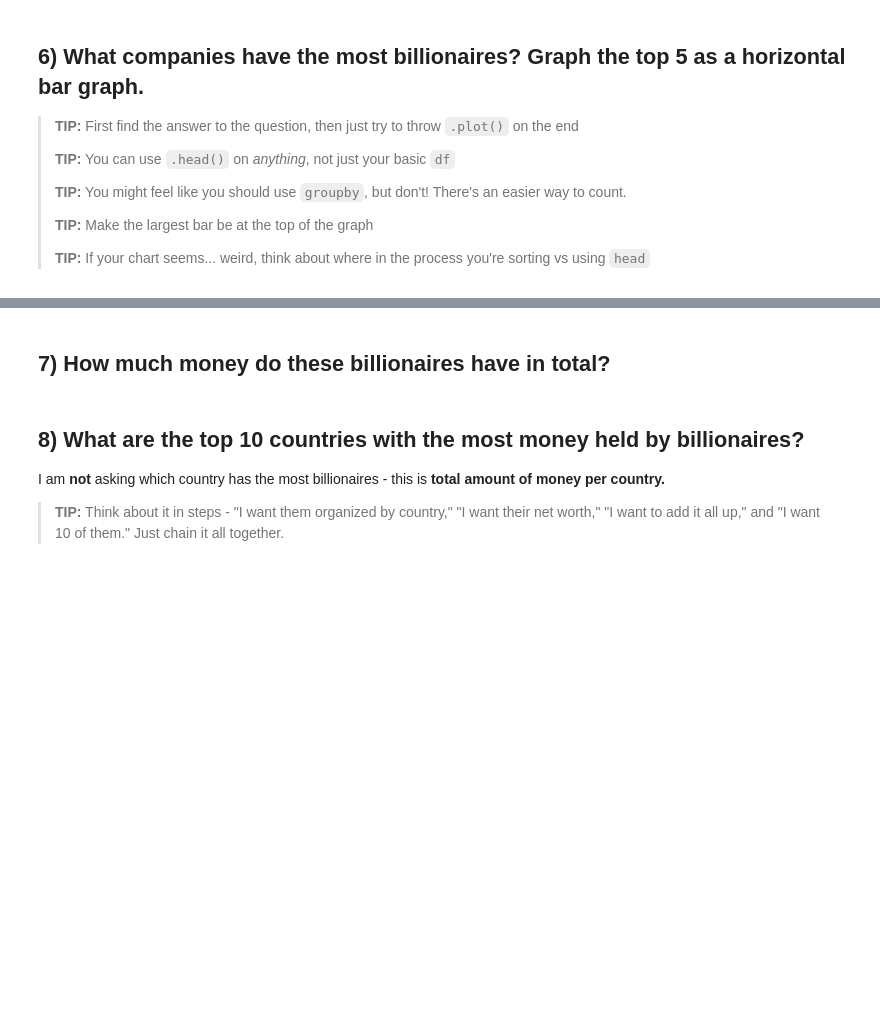
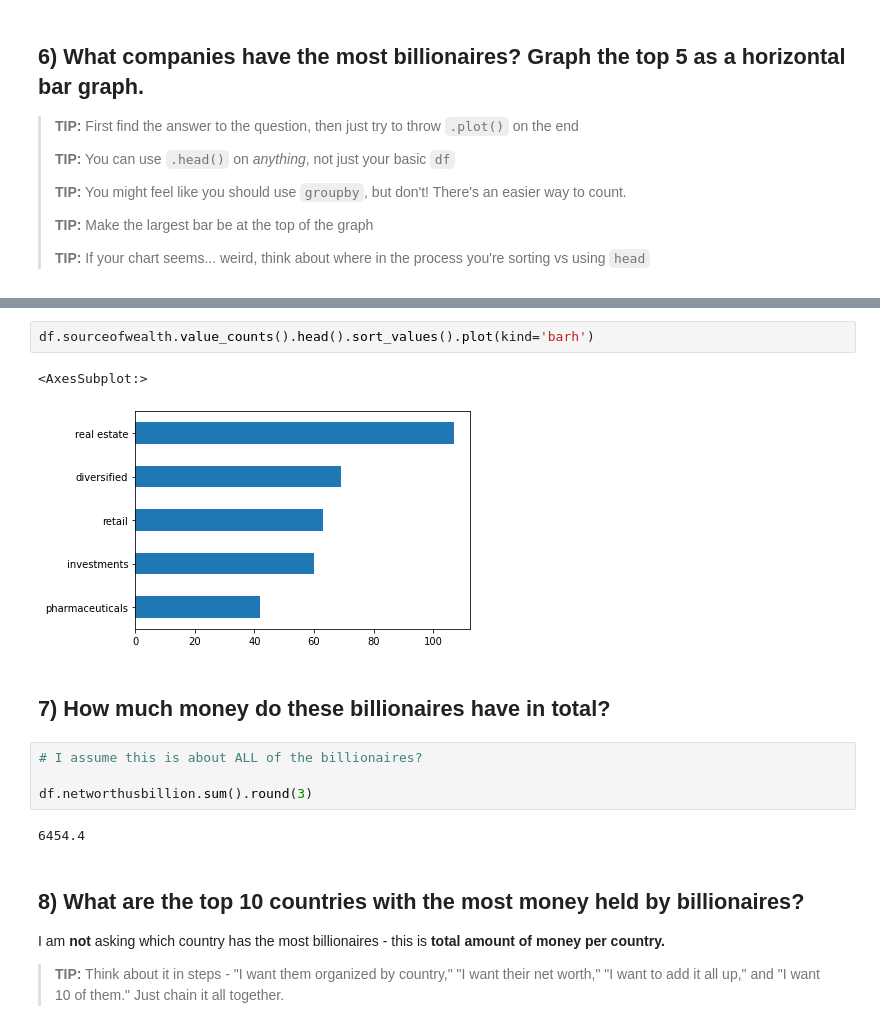
Before and after one commit to EMendy/Homework-5-animals, a Jupyter notebook: 02-Billionaires_Mendenhall.ipynb, the cells around one changed output, grey strips where cells are left out. Drawn from its saved outputs; the diff is of its cells as text; blank space fills up the shorter version.

```diff
--- a/02-Billionaires_Mendenhall.ipynb
+++ b/02-Billionaires_Mendenhall.ipynb
@@ -78,5 +152,16 @@ df.shape[1]
+# %%
+df.sourceofwealth.value_counts().head().sort_values().plot(kind='barh')
+# %% [output]
+<AxesSubplot:>
+[figure, added]
 # %% [markdown]
 ## 7) How much money do these billionaires have in total?
+# %%
+# I assume this is about ALL of the billionaires?
+
+df.networthusbillion.sum().round(3)
+# %% [output]
+6454.4
 # %% [markdown]
 ## 8) What are the top 10 countries with the most money held by billionaires?
 
```
Also changed, not shown: parts of 23 cells of this notebook, 1 other file.
